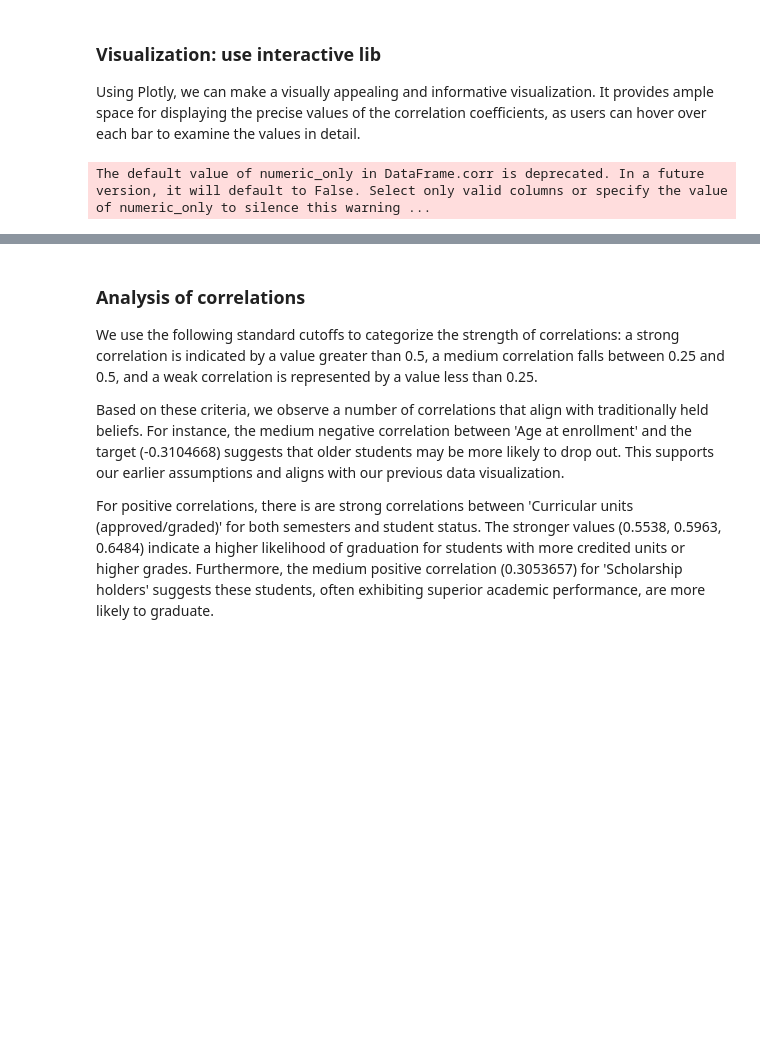
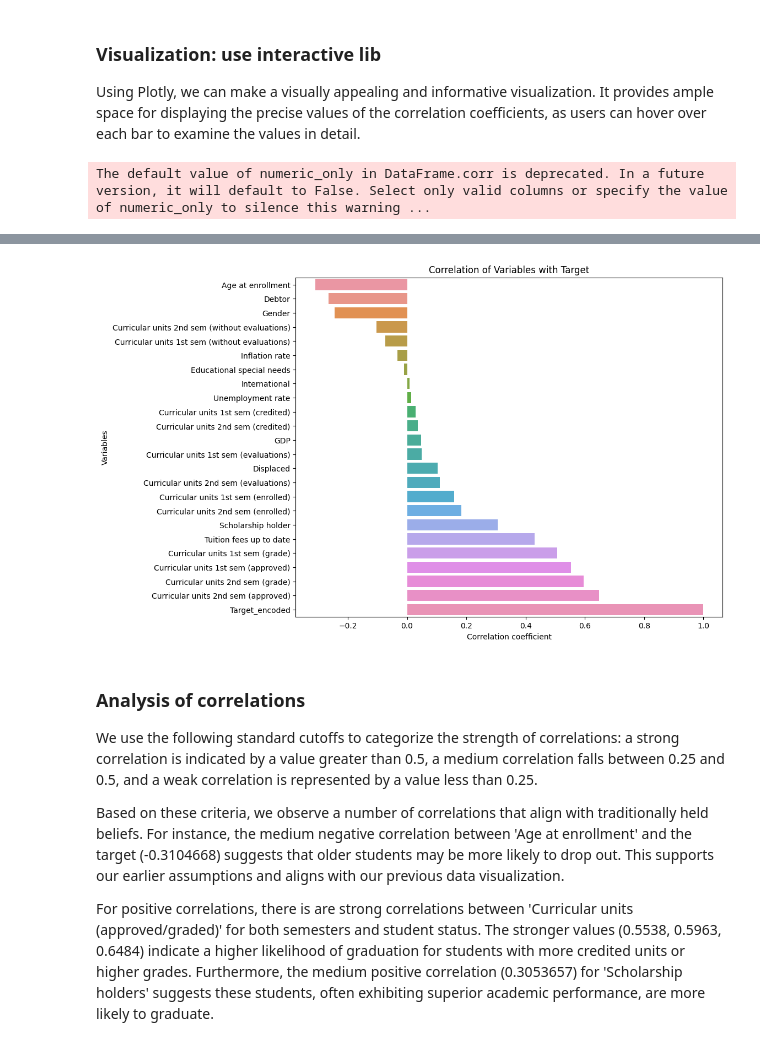
Before and after one commit to ConstantineWang/DGT140_final, a Jupyter notebook: final.ipynb, the cells around one changed output, grey strips where cells are left out. Saved outputs shown, nothing was run; the diff lists cells and outputs as text; code cells hidden in the pictures; blank space fills up the shorter version.

```diff
--- a/final.ipynb
+++ b/final.ipynb
@@ -348,8 +367,8 @@ df_copy = df_copy.drop(columns=columns_to_drop)
 
 Using Plotly, we can make a visually appealing and informative visualization. It provides ample space for displaying the precise values of the correlation coefficients, as users can hover over each bar to examine the values in detail.
 # %%
+# This works in CKHUB, but may due to some reason not work in the webpage (compatibility of plotly lib in binder)
 corr = df_copy.corr()
-
 import plotly.graph_objects as go
 
 #create a bar chart
@@ -363,6 +382,17 @@ fig.update_layout(title_text='Correlation of Variables with Target',
                   height=800,
                   margin=dict(l=50, r=50, b=100, t=100, pad=4))
 fig.show()
+
+#Therefore, here is the seaborn version
+import seaborn as sns
+corr_target = df_copy.corr()['Target_encoded'].sort_values()
+plt.figure(figsize=(10, 8)) # you can adjust the size as needed
+sns.barplot(x=corr_target.values, y=corr_target.index)
+plt.xlabel('Correlation coefficient')
+plt.ylabel('Variables')
+plt.title('Correlation of Variables with Target')
+
+plt.show()
 # %% [output]
 The default value of numeric_only in DataFrame.corr is deprecated. In a future version, it will default to False. Select only valid columns or specify the value of numeric_only to silence this warning ...
 [interactive output not drawn]
@@ -369,3 +400,4 @@ The default value of numeric_only in DataFrame.corr is deprecated. In a future v
+[figure, added]
 # %% [markdown]
 ### Analysis of correlations
 
```
Also changed, not shown: parts of 2 cells of this notebook.
